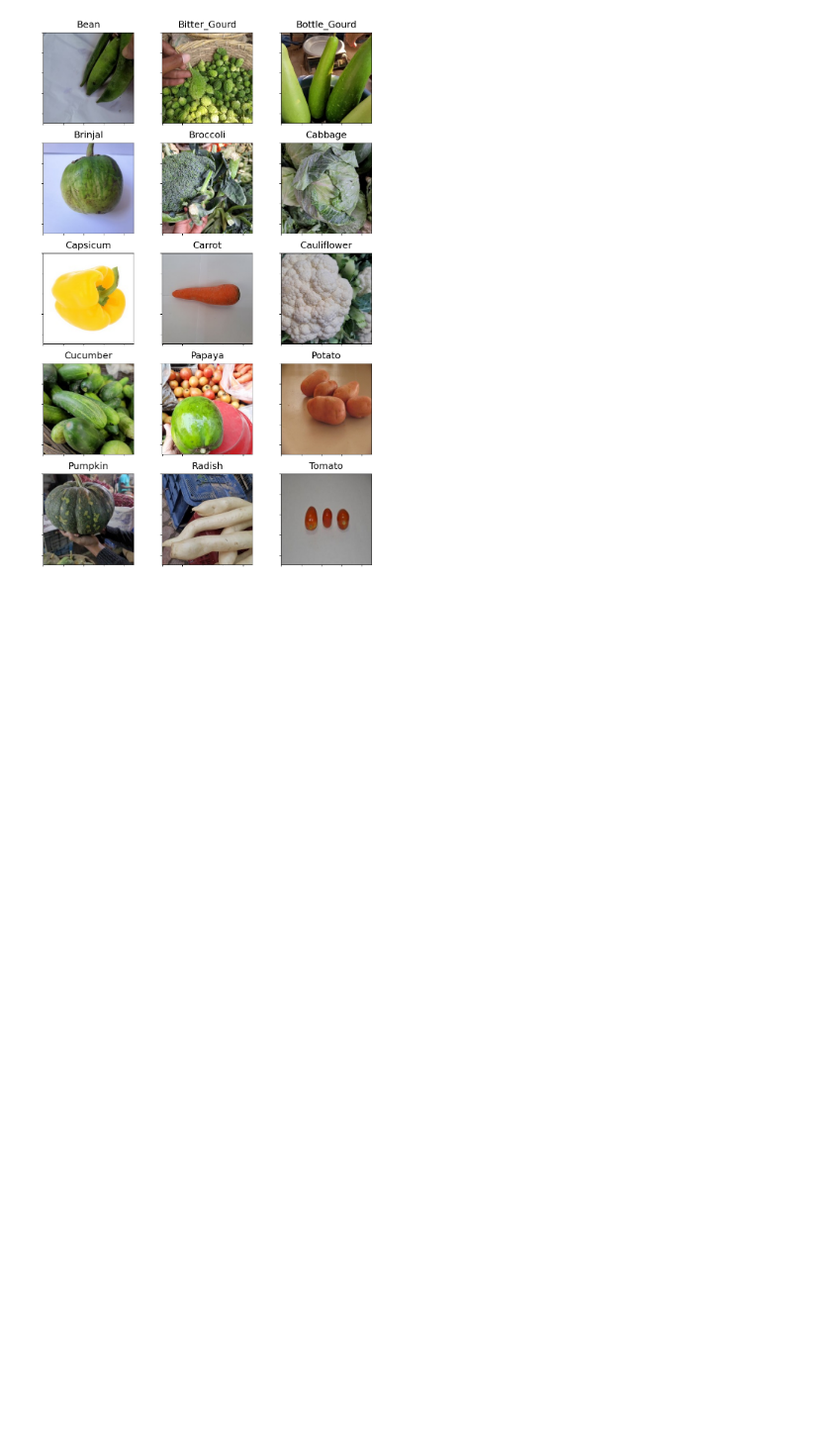
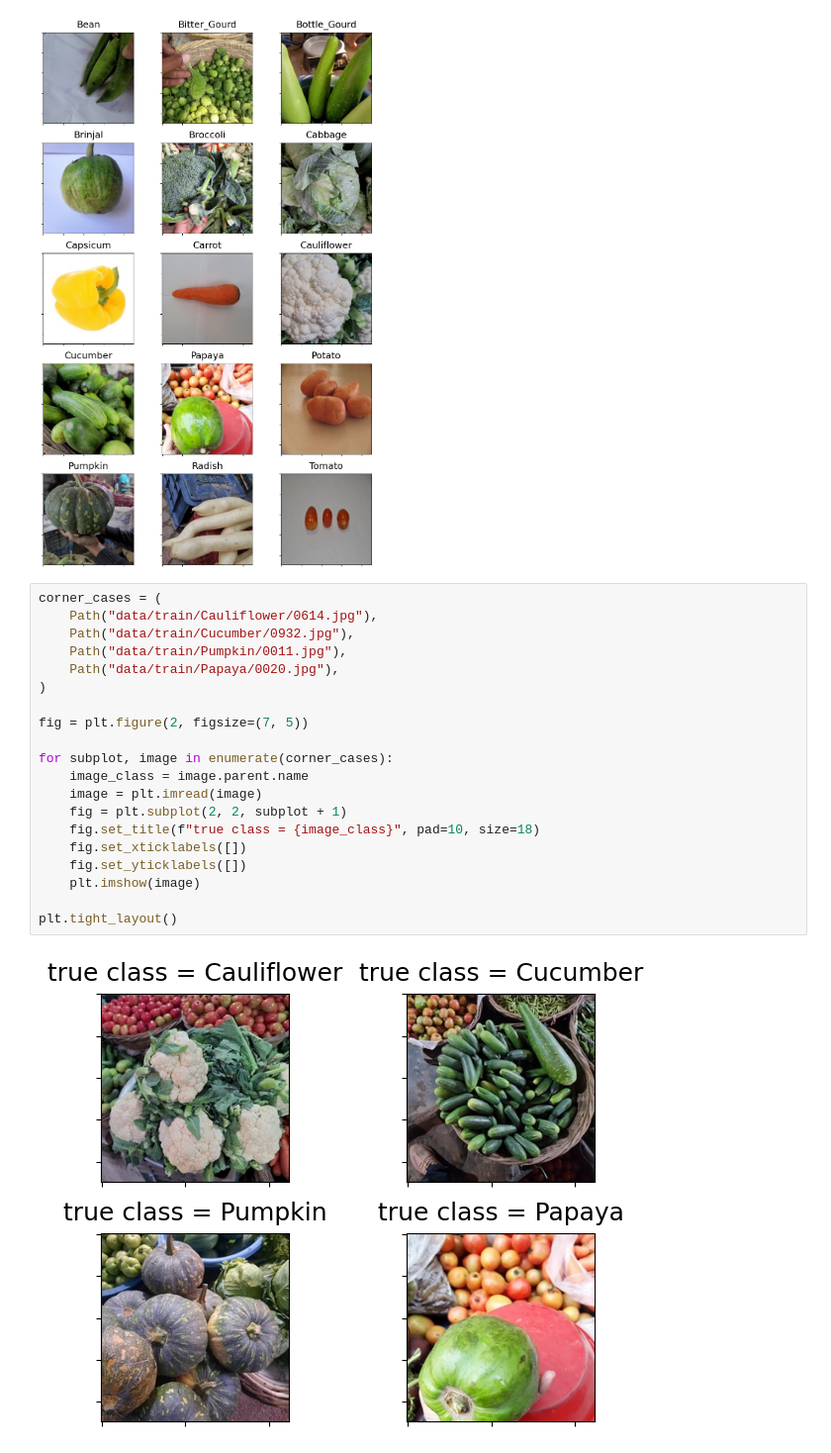
Before and after one commit to DramatikMan/MLHL-gradwork, a Jupyter notebook: notebook/EDA.ipynb, the cells around one changed output. Shown at 99% size. Saved outputs shown, nothing was run; the diff lists cells and outputs as text; blank space fills up the shorter version.

```diff
--- a/notebook/EDA.ipynb
+++ b/notebook/EDA.ipynb
@@ -26,3 +26,25 @@ for subplot, image in enumerate(images):
 plt.tight_layout()
 # %% [output]
 [figure]
+# %%
+corner_cases = (
+    Path("data/train/Cauliflower/0614.jpg"),
+    Path("data/train/Cucumber/0932.jpg"),
+    Path("data/train/Pumpkin/0011.jpg"),
+    Path("data/train/Papaya/0020.jpg"),
+)
+
+fig = plt.figure(2, figsize=(7, 5))
+
+for subplot, image in enumerate(corner_cases):
+    image_class = image.parent.name
+    image = plt.imread(image)
+    fig = plt.subplot(2, 2, subplot + 1)
+    fig.set_title(f"true class = {image_class}", pad=10, size=18)
+    fig.set_xticklabels([])
+    fig.set_yticklabels([])
+    plt.imshow(image)
+
+plt.tight_layout()
+# %% [output]
+[figure, added]
```
